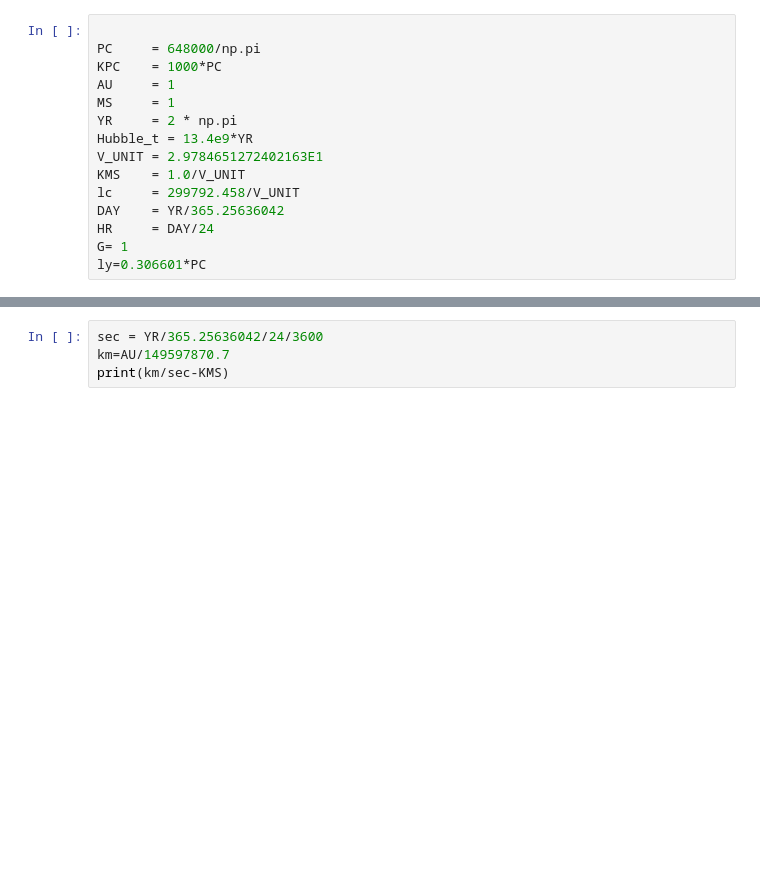
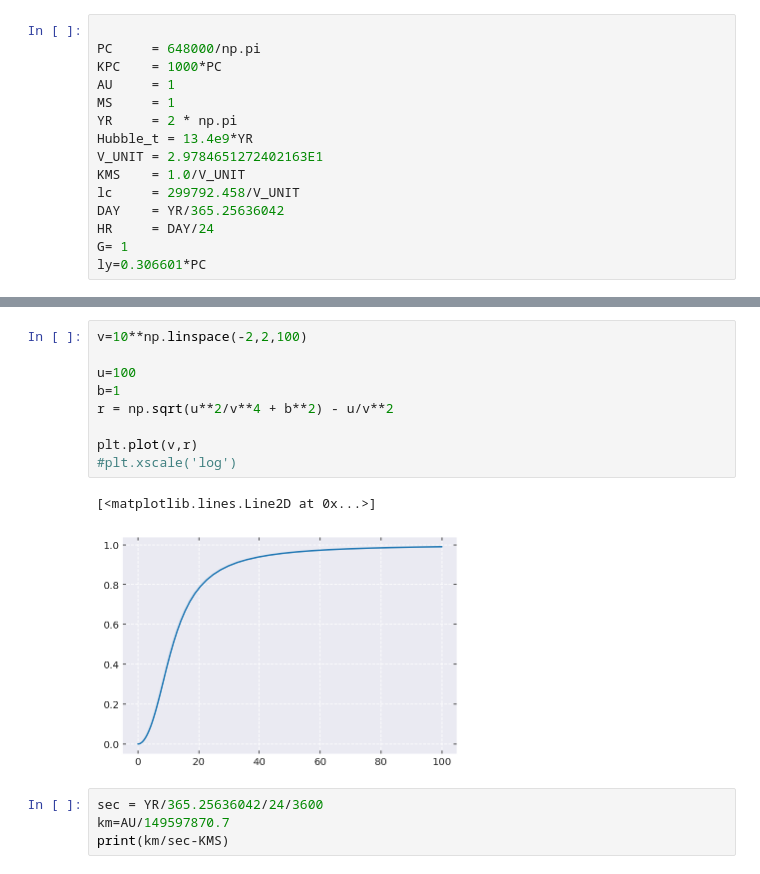
Before and after one commit to YihanWangAstro/giant-planet, a Jupyter notebook: process/giant-planet.ipynb, the cells around one changed output, grey strips where cells are left out. Cells and saved outputs as stored; diff of their text form; blank space fills up the shorter version.

```diff
--- a/process/giant-planet.ipynb
+++ b/process/giant-planet.ipynb
@@ -97,3 +96,15 @@ ax.scatter(p3[:,0], p3[:,1],p3[:,2],s=0.5)
+# %%
+v=10**np.linspace(-2,2,100)
+
+u=100
+b=1
+r = np.sqrt(u**2/v**4 + b**2) - u/v**2
+
+plt.plot(v,r)
+#plt.xscale('log')
+# %% [output]
+[<matplotlib.lines.Line2D at 0x...>]
+[figure, added]
 # %%
 sec = YR/365.25636042/24/3600
 km=AU/149597870.7
```
Also changed, not shown: parts of 3 cells of this notebook, 1 other file.
